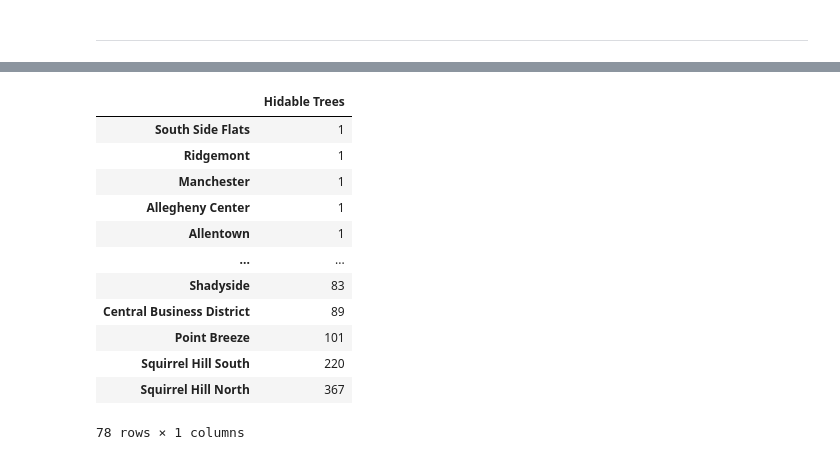
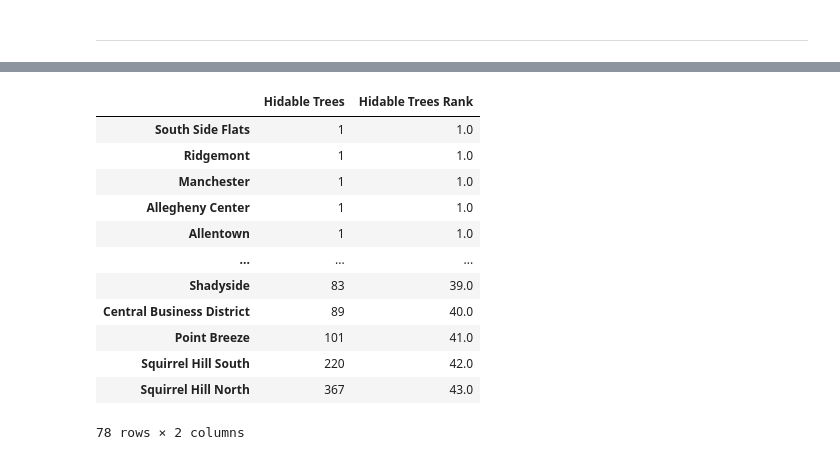
Before and after one commit to michellehongg/Big-Ideas-Final-Project, a Jupyter notebook: FinalNotebook.ipynb, the cells around one changed output, grey strips where cells are left out. Saved outputs shown, nothing was run; the diff lists cells and outputs as text; code cells hidden in the pictures.

```diff
--- a/FinalNotebook.ipynb
+++ b/FinalNotebook.ipynb
@@ -420,18 +425,19 @@ sortedFixtures
 # %%
 # hideable tress in each neighborhood
 sortedTrees = treesFinal.sort_values('Hidable Trees', ascending = True)
+sortedTrees['Hidable Trees Rank'] = sortedTrees['Hidable Trees'].rank(method='dense')
 sortedTrees
 # %% [output]
-|  | Hidable Trees |
-| South Side Flats | 1 |
-| Ridgemont | 1 |
-| Manchester | 1 |
-| Allegheny Center | 1 |
-| Allentown | 1 |
-| ... | ... |
-| Shadyside | 83 |
-| Central Business District | 89 |
-| Point Breeze | 101 |
-| Squirrel Hill South | 220 |
-| Squirrel Hill North | 367 |
+|  | Hidable Trees | Hidable Trees Rank |
+| South Side Flats | 1 | 1.0 |
+| Ridgemont | 1 | 1.0 |
+| Manchester | 1 | 1.0 |
+| Allegheny Center | 1 | 1.0 |
+| Allentown | 1 | 1.0 |
+| ... | ... | ... |
+| Shadyside | 83 | 39.0 |
+| Central Business District | 89 | 40.0 |
+| Point Breeze | 101 | 41.0 |
+| Squirrel Hill South | 220 | 42.0 |
+| Squirrel Hill North | 367 | 43.0 |
-78 rows × 1 columns
+78 rows × 2 columns
```
Also changed, not shown: parts of 8 cells of this notebook.
